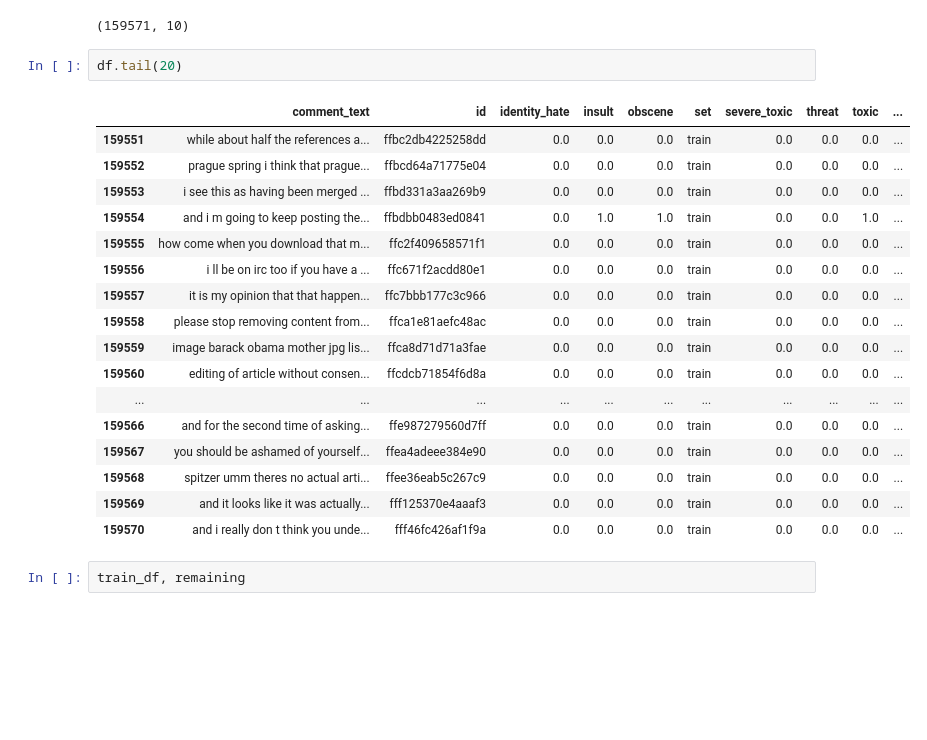
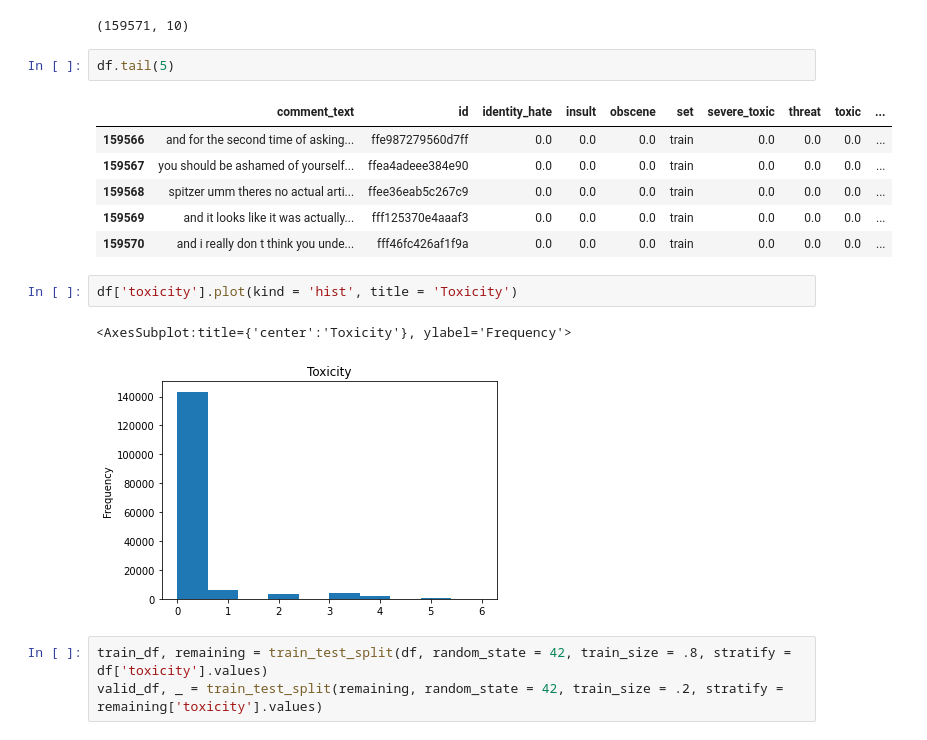
Before and after one commit to mathluva/Bert-Toxic-Comments, a Jupyter notebook: Toxic_Comments.ipynb, the cells around one changed output. Cells and saved outputs as stored; diff of their text form; blank space fills up the shorter version.

```diff
--- a/Toxic_Comments.ipynb
+++ b/Toxic_Comments.ipynb
@@ -79,24 +79,19 @@ df.shape
 # %% [output]
 (159571, 10)
 # %%
-df.tail(20)
+df.tail(5)
 # %% [output]
 |  | comment_text | id | identity_hate | insult | obscene | set | severe_toxic | threat | toxic | ... |
-| 159551 | while about half the references a... | ffbc2db4225258dd | 0.0 | 0.0 | 0.0 | train | 0.0 | 0.0 | 0.0 | ... |
-| 159552 | prague spring i think that prague... | ffbcd64a71775e04 | 0.0 | 0.0 | 0.0 | train | 0.0 | 0.0 | 0.0 | ... |
-| 159553 | i see this as having been merged ... | ffbd331a3aa269b9 | 0.0 | 0.0 | 0.0 | train | 0.0 | 0.0 | 0.0 | ... |
-| 159554 | and i m going to keep posting the... | ffbdbb0483ed0841 | 0.0 | 1.0 | 1.0 | train | 0.0 | 0.0 | 1.0 | ... |
-| 159555 | how come when you download that m... | ffc2f409658571f1 | 0.0 | 0.0 | 0.0 | train | 0.0 | 0.0 | 0.0 | ... |
-| 159556 | i ll be on irc too if you have a ... | ffc671f2acdd80e1 | 0.0 | 0.0 | 0.0 | train | 0.0 | 0.0 | 0.0 | ... |
-| 159557 | it is my opinion that that happen... | ffc7bbb177c3c966 | 0.0 | 0.0 | 0.0 | train | 0.0 | 0.0 | 0.0 | ... |
-| 159558 | please stop removing content from... | ffca1e81aefc48ac | 0.0 | 0.0 | 0.0 | train | 0.0 | 0.0 | 0.0 | ... |
-| 159559 | image barack obama mother jpg lis... | ffca8d71d71a3fae | 0.0 | 0.0 | 0.0 | train | 0.0 | 0.0 | 0.0 | ... |
-| 159560 | editing of article without consen... | ffcdcb71854f6d8a | 0.0 | 0.0 | 0.0 | train | 0.0 | 0.0 | 0.0 | ... |
-| ... | ... | ... | ... | ... | ... | ... | ... | ... | ... | ... |
 | 159566 | and for the second time of asking... | ffe987279560d7ff | 0.0 | 0.0 | 0.0 | train | 0.0 | 0.0 | 0.0 | ... |
 | 159567 | you should be ashamed of yourself... | ffea4adeee384e90 | 0.0 | 0.0 | 0.0 | train | 0.0 | 0.0 | 0.0 | ... |
 | 159568 | spitzer umm theres no actual arti... | ffee36eab5c267c9 | 0.0 | 0.0 | 0.0 | train | 0.0 | 0.0 | 0.0 | ... |
 | 159569 | and it looks like it was actually... | fff125370e4aaaf3 | 0.0 | 0.0 | 0.0 | train | 0.0 | 0.0 | 0.0 | ... |
 | 159570 | and i really don t think you unde... | fff46fc426af1f9a | 0.0 | 0.0 | 0.0 | train | 0.0 | 0.0 | 0.0 | ... |
-# %%
-train_df, remaining
+# %%
+df['toxicity'].plot(kind = 'hist', title = 'Toxicity')
+# %% [output]
+<AxesSubplot:title={'center':'Toxicity'}, ylabel='Frequency'>
+[figure, added]
+# %%
+train_df, remaining = train_test_split(df, random_state = 42, train_size = .8, stratify = df['toxicity'].values)
+valid_df, _ = train_test_split(remaining, random_state = 42, train_size = .2, stratify = remaining['toxicity'].values)
```
Also changed, not shown: parts of 16 cells of this notebook.
